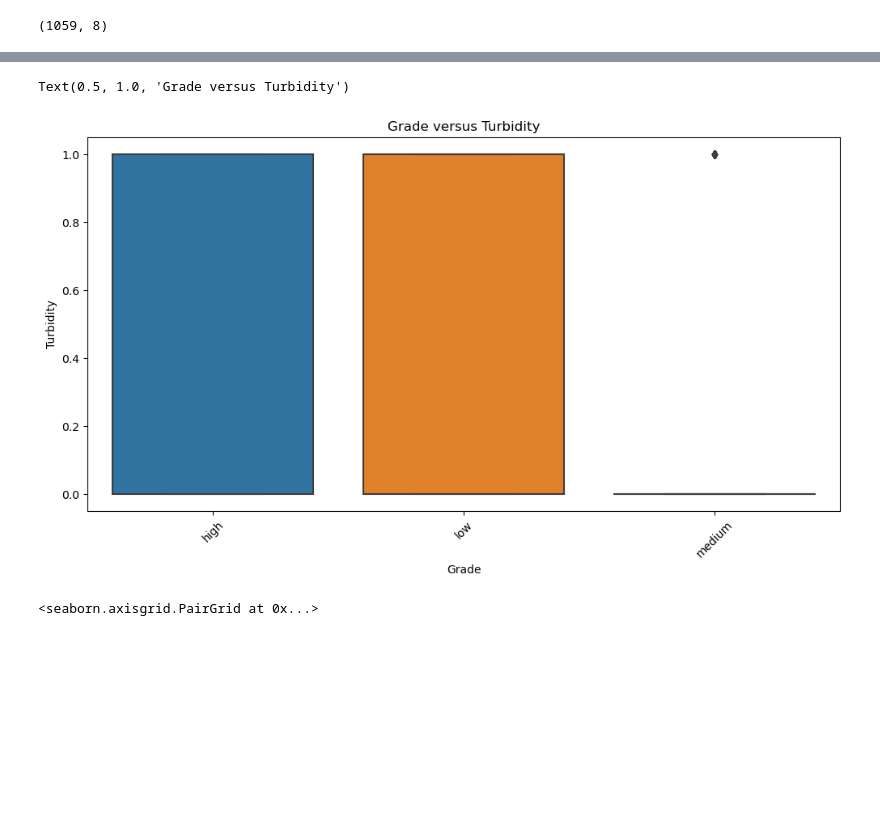
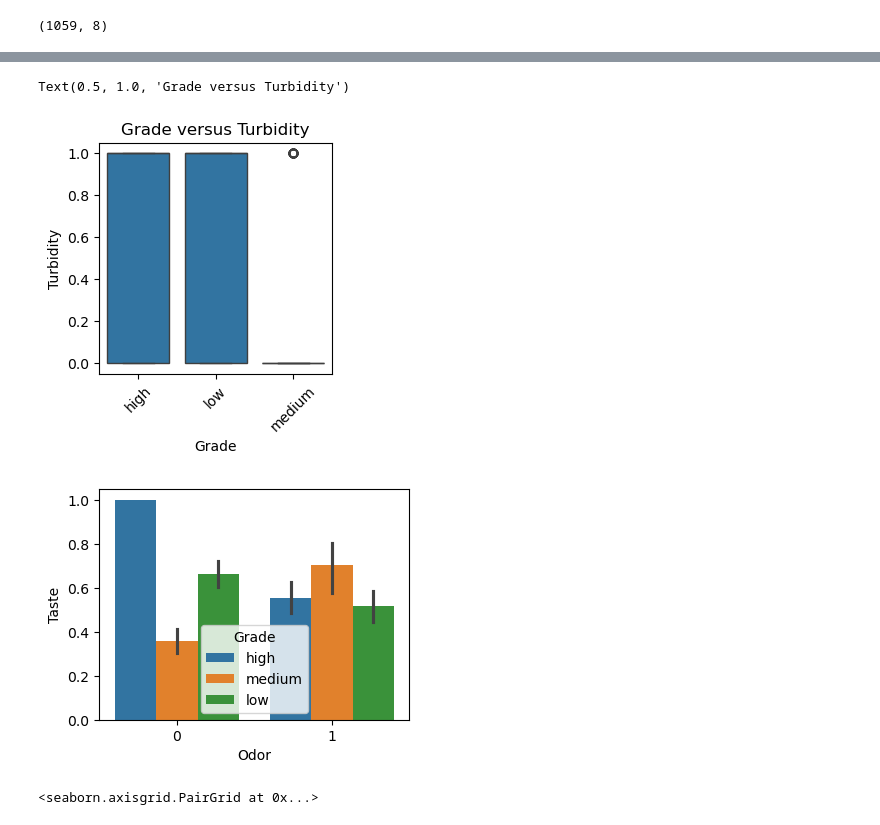
Before and after one commit to kintan-pitaloka/MilkQualityPredicitions, a Jupyter notebook: MilkQualityPredictions.ipynb, the cells around one changed output, grey strips where cells are left out. Cells and saved outputs as stored; diff of their text form; code cells hidden in the pictures; blank space fills up the shorter version.

```diff
--- a/MilkQualityPredictions.ipynb
+++ b/MilkQualityPredictions.ipynb
@@ -81,12 +98,18 @@ Text(0.5, 1.0, 'Grade versus Colour')
 # %%
-plt.figure(figsize = (12, 6))
+plt.figure(figsize = (3, 3))
 ax = sns.boxplot(x='Grade', y='Turbidity', data=milkdata)
 plt.setp(ax.artists, alpha=.5, linewidth=2, edgecolor="k")
 plt.xticks(rotation=45)
 plt.title('Grade versus Turbidity')
 # %% [output]
 Text(0.5, 1.0, 'Grade versus Turbidity')
-[figure, old version]
+[figure, new version]
+# %%
+plt.figure(figsize=(4,3))
+sns.barplot(x='Odor',y='Taste',hue='Grade',data=milkdata)
+plt.show()
+# %% [output]
+[figure, added]
 # %%
 sns.pairplot(milkdata,height=5)
 # %% [output]
```
Also changed, not shown: parts of 30 cells of this notebook.
